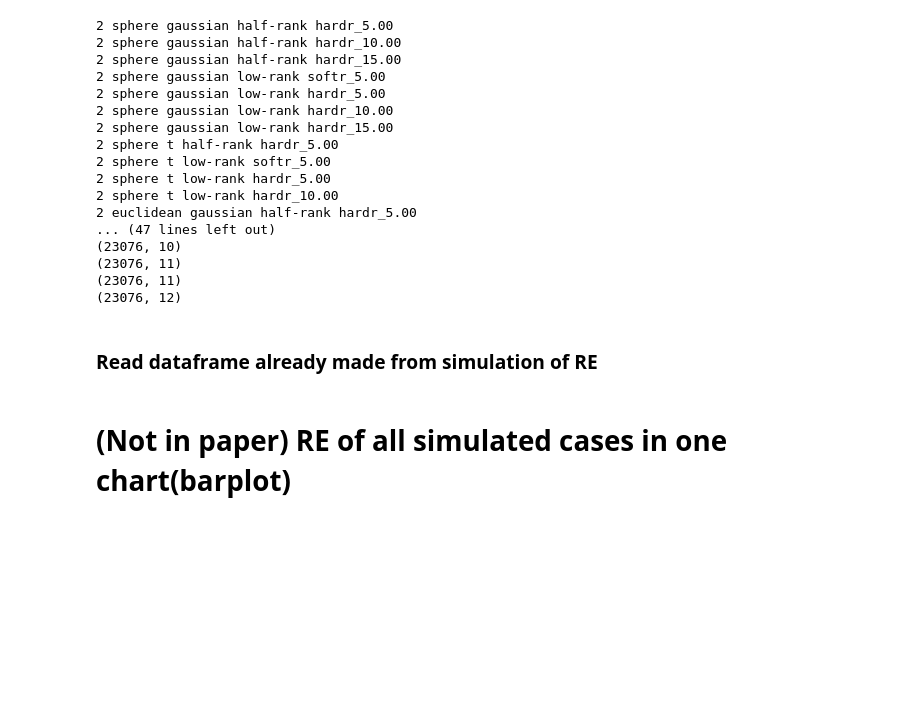
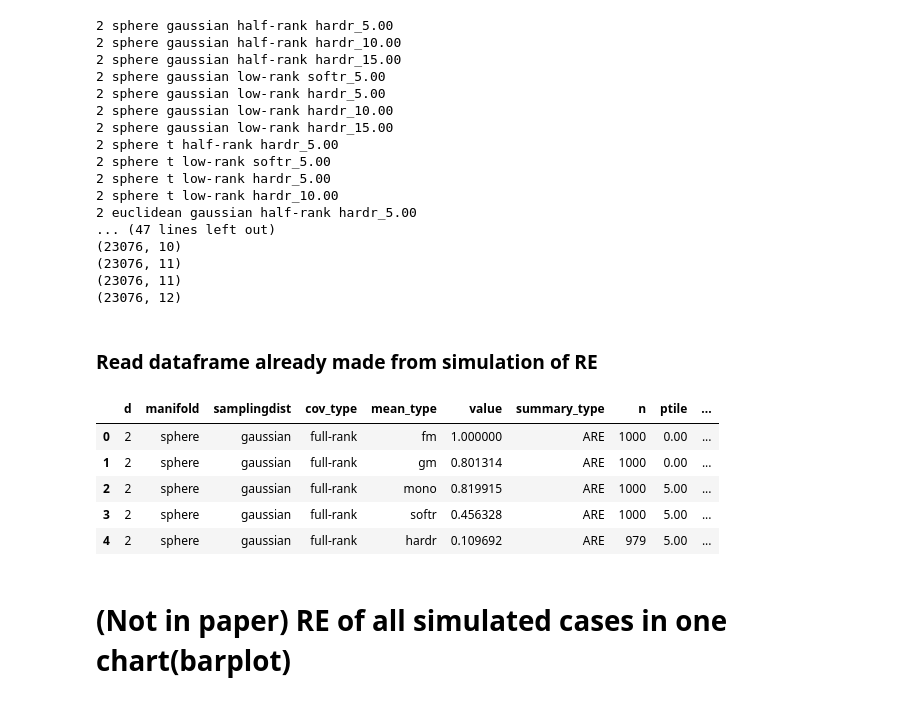
Before and after one commit to jihyunnryu/on_robust_m_estimations_on_riemannian_manifolds, a Jupyter notebook: 1.relative_efficiency/simul_validation_plotting.ipynb, the cells around one changed output. Drawn from its saved outputs; the diff is of its cells as text; code cells hidden in the pictures; blank space fills up the shorter version.

Commit message:
ipyng change - showing dataframe heads

```diff
--- a/1.relative_efficiency/simul_validation_plotting.ipynb
+++ b/1.relative_efficiency/simul_validation_plotting.ipynb
@@ -305,6 +305,14 @@ res_df_g_.to_csv('result_RE_varofmeans.csv',index=False)
 # %%
 res_df_g_ = pd.read_csv('result_RE_varofmeans.csv')
 res_df_g_['ptile'] = [f'{i:0>2.2f}' for i in res_df_g_['ptile']]
+res_df_g_.head()
+# %% [output]
+|  | d | manifold | samplingdist | cov_type | mean_type | value | summary_type | n | ptile | ... |
+| 0 | 2 | sphere | gaussian | full-rank | fm | 1.000000 | ARE | 1000 | 0.00 | ... |
+| 1 | 2 | sphere | gaussian | full-rank | gm | 0.801314 | ARE | 1000 | 0.00 | ... |
+| 2 | 2 | sphere | gaussian | full-rank | mono | 0.819915 | ARE | 1000 | 5.00 | ... |
+| 3 | 2 | sphere | gaussian | full-rank | softr | 0.456328 | ARE | 1000 | 5.00 | ... |
+| 4 | 2 | sphere | gaussian | full-rank | hardr | 0.109692 | ARE | 979 | 5.00 | ... |
 # %% [markdown]
 # (Not in paper) RE of all simulated cases in one chart(barplot)
 # %%
```
Also changed, not shown: 5 other files.
